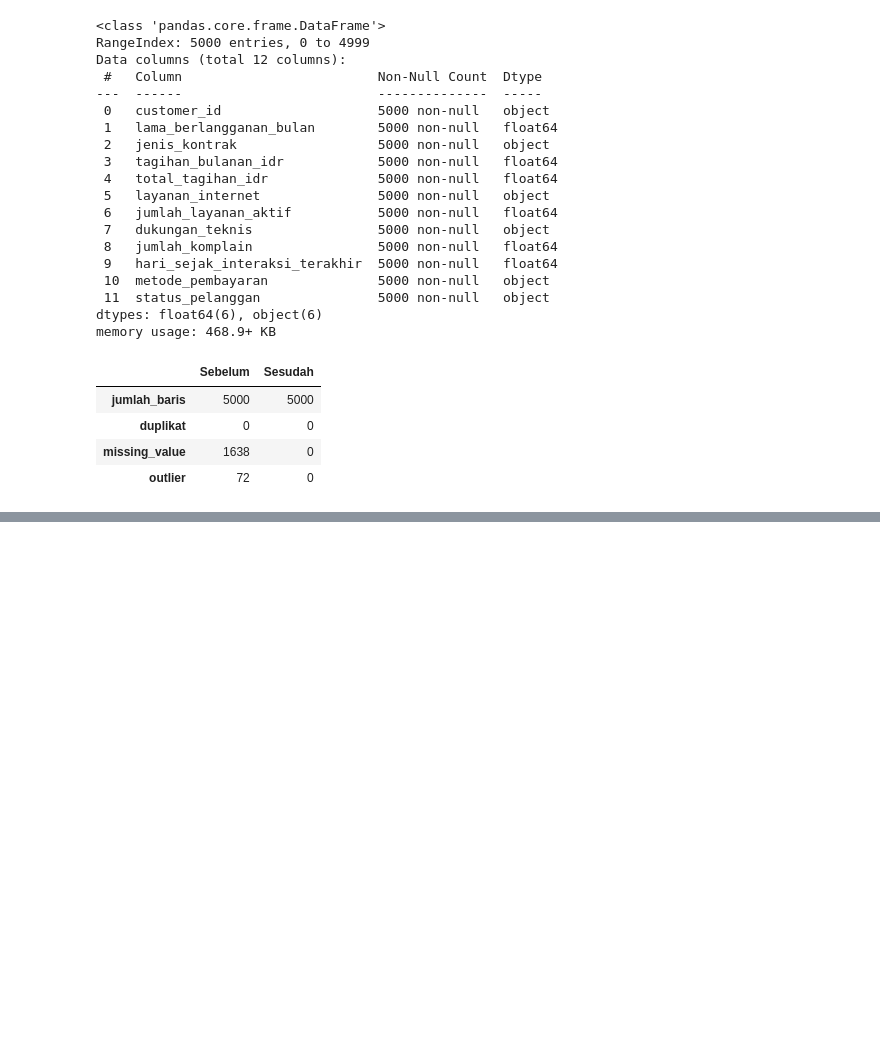
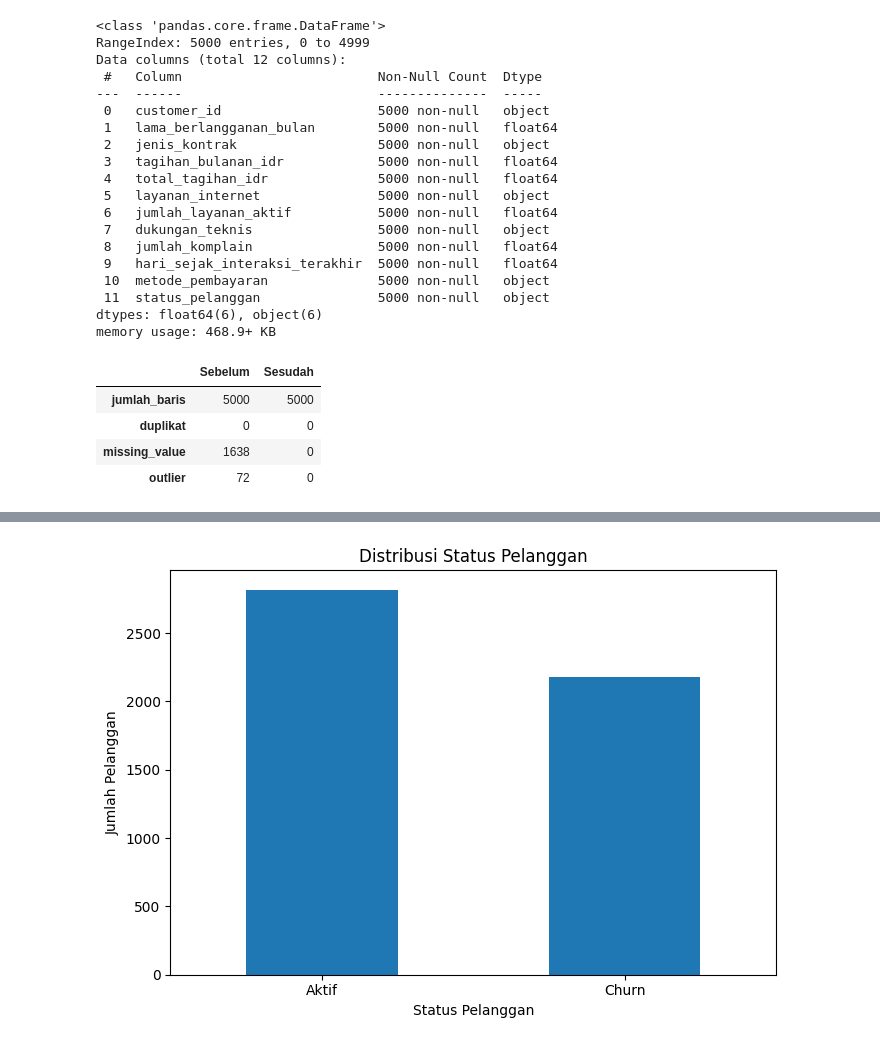
Before and after one commit to IpanTEKNIKINFORMATIKA/Latihan-Mobile, a Jupyter notebook: Hands_On_3.ipynb, the cells around one changed output, grey strips where cells are left out. Saved outputs shown, nothing was run; the diff lists cells and outputs as text; code cells hidden in the pictures; blank space fills up the shorter version.

```diff
--- a/Hands_On_3.ipynb
+++ b/Hands_On_3.ipynb
@@ -273,3 +273,18 @@ display(laporan)
 | duplikat | 0 | 0 |
 | missing_value | 1638 | 0 |
 | outlier | 72 | 0 |
+# %%
+# Menghitung jumlah pelanggan berdasarkan status
+distribusi_status = df["status_pelanggan"].value_counts()
+
+print("Jumlah pelanggan berdasarkan status:")
+display(distribusi_status)
+
+# Menghitung persentase pelanggan
+persentase_status = (
+    df["status_pelanggan"]
+    .value_counts(normalize=True) * 100
+).round(2)
+
+print("Persentase status pelanggan:")
+display(persentase_status)
@@ -275,0 +475,16 @@ display(laporan)
+# %%
+# Grafik distribusi status pelanggan
+plt.figure(figsize=(7, 5))
+
+distribusi_status.plot(
+    kind="bar",
+    rot=0
+)
+
+plt.title("Distribusi Status Pelanggan")
+plt.xlabel("Status Pelanggan")
+plt.ylabel("Jumlah Pelanggan")
+plt.tight_layout()
+plt.show()
+# %% [output]
+[figure, added]
```
Also changed, not shown: parts of 16 cells of this notebook.
